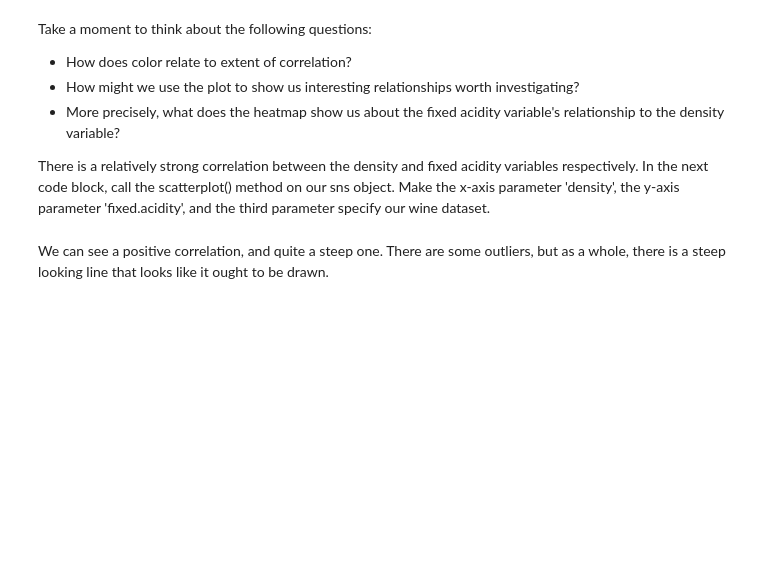
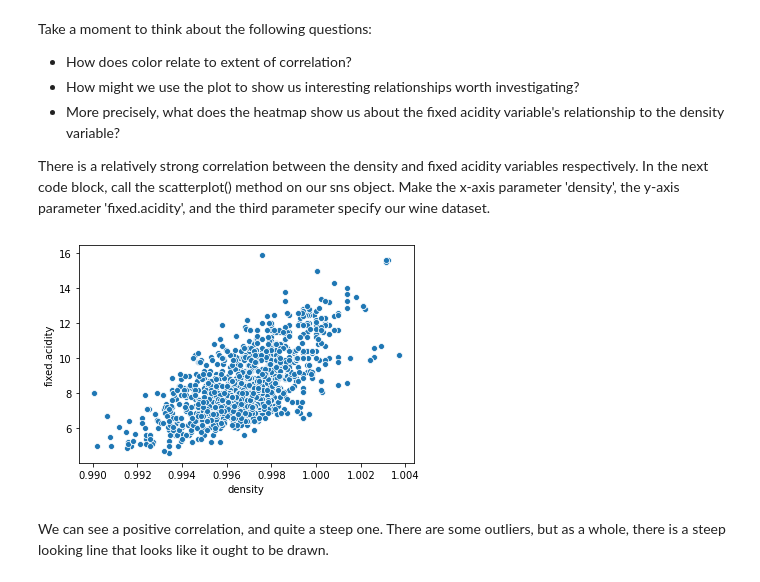
Before and after one commit to allen44/case-study-linear-regression, a Jupyter notebook: Springboard Regression Case Study - the Red Wine Dataset - Tier 3.ipynb, the cells around one changed output. Saved outputs shown, nothing was run; the diff lists cells and outputs as text; code cells hidden in the pictures; blank space fills up the shorter version.

```diff
--- a/Springboard Regression Case Study - the Red Wine Dataset - Tier 3.ipynb
+++ b/Springboard Regression Case Study - the Red Wine Dataset - Tier 3.ipynb
@@ -235,7 +237,9 @@ Take a moment to think about the following questions:
 There is a relatively strong correlation between the density and fixed acidity variables respectively. In the next code block, call the scatterplot() method on our sns object. Make the x-axis parameter 'density', the y-axis parameter 'fixed.acidity', and the third parameter specify our wine dataset.
 # %%
 # Plot density against fixed.acidity
-_ _ _
+sns.scatterplot(x='density', y='fixed.acidity', data=df);
+# %% [output]
+[figure, added]
 # %% [markdown]
 We can see a positive correlation, and quite a steep one. There are some outliers, but as a whole, there is a steep looking line that looks like it ought to be drawn.
 # %%
```
Also changed, not shown: parts of 2 cells of this notebook.
